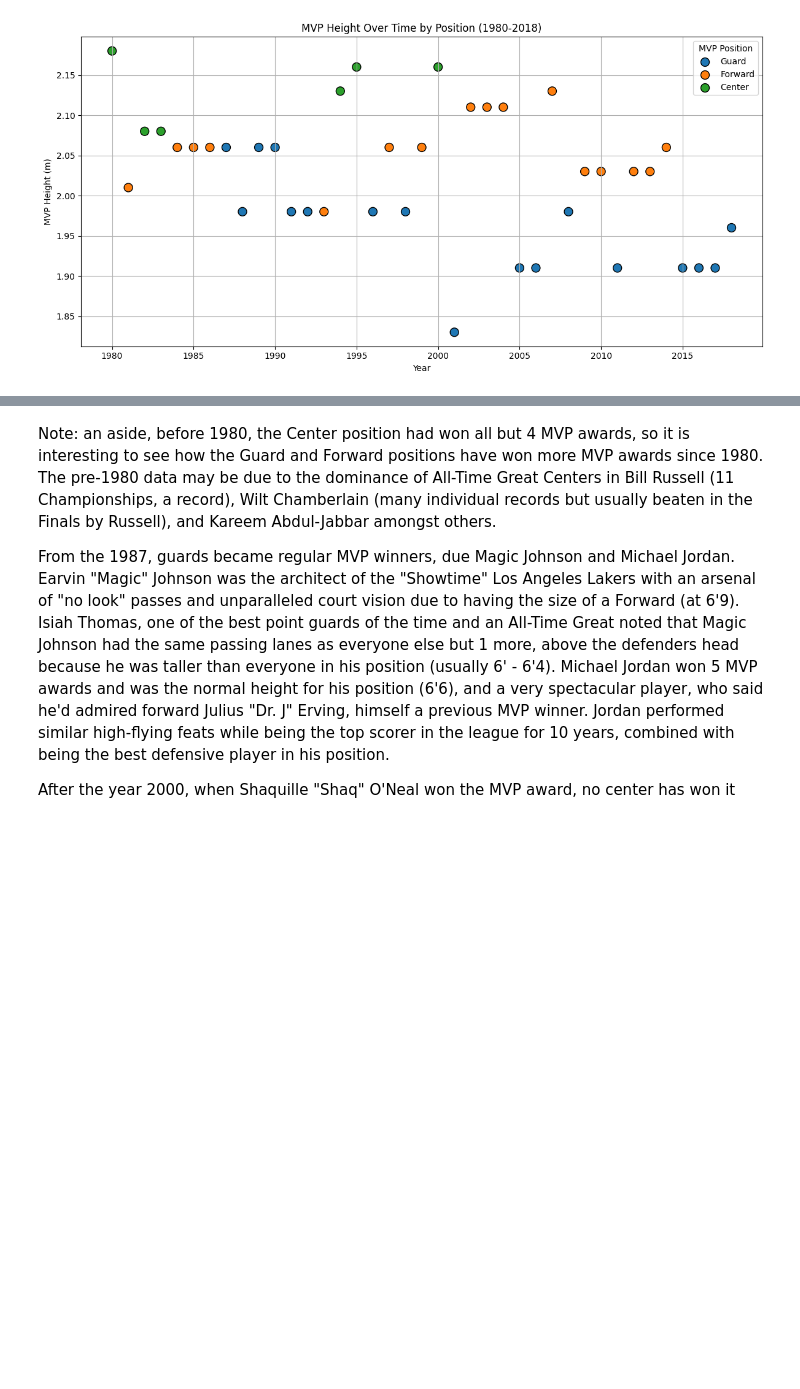
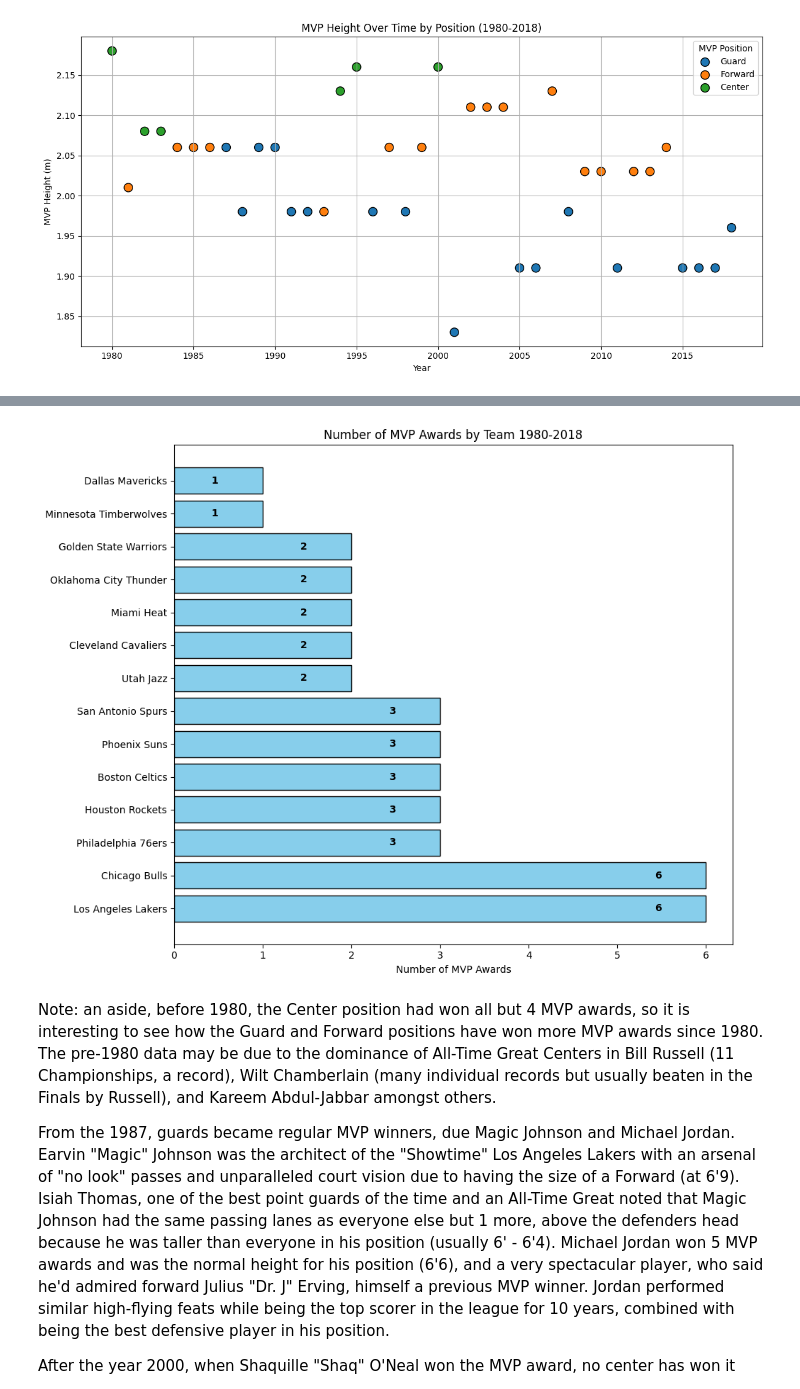
Before and after one commit to rmj9000/nba_analysis, a Jupyter notebook: jupyter_notebooks/05_matplotlib.ipynb, the cells around one changed output, grey strips where cells are left out. Saved outputs shown, nothing was run; the diff lists cells and outputs as text; code cells hidden in the pictures; blank space fills up the shorter version.

Commit message:
Create bar chart to show total MVP awards per team

```diff
--- a/jupyter_notebooks/05_matplotlib.ipynb
+++ b/jupyter_notebooks/05_matplotlib.ipynb
@@ -366,3 +368,34 @@ plt.show()
+# %%
+# Count MVP wins by team
+team_counts = df['MVP Team'].value_counts()
+
+# Create the horizontal bar chart
+plt.figure(figsize=(10, 8))
+bars = plt.barh(team_counts.index, team_counts.values, color='skyblue', edgecolor='black')
+
+# Add chart labels and title
+plt.xlabel('Number of MVP Awards')
+plt.title('Number of MVP Awards by Team 1980-2018')
+plt.tight_layout()
+
+# Add counts inside bars
+for bar, count in zip(bars, team_counts.values):
+    plt.text(
+        count - 0.5,  # x-position
+        bar.get_y() + bar.get_height() / 2,  # y-position
+        str(count),
+        ha='right',
+        va='center',
+        color='black',
+        fontsize=10,
+        fontweight='bold'
+    )
+
+# Save and show the chart
+plt.savefig('../data/outputs/images/mvp_awards_by_team.png', dpi=300, bbox_inches='tight')
+plt.show()
+# %% [output]
+[figure, added]
 # %% [markdown]
 Note: an aside, before 1980, the Center position had won all but 4 MVP awards, so it is interesting to see how the Guard and Forward positions have won more MVP awards since 1980. The pre-1980 data may be due to the dominance of All-Time Great Centers in Bill Russell (11 Championships, a record), Wilt Chamberlain (many individual records but usually beaten in the Finals by Russell), and Kareem Abdul-Jabbar amongst others.
 
```
Also changed, not shown: parts of 1 cell of this notebook, 1 other file.
